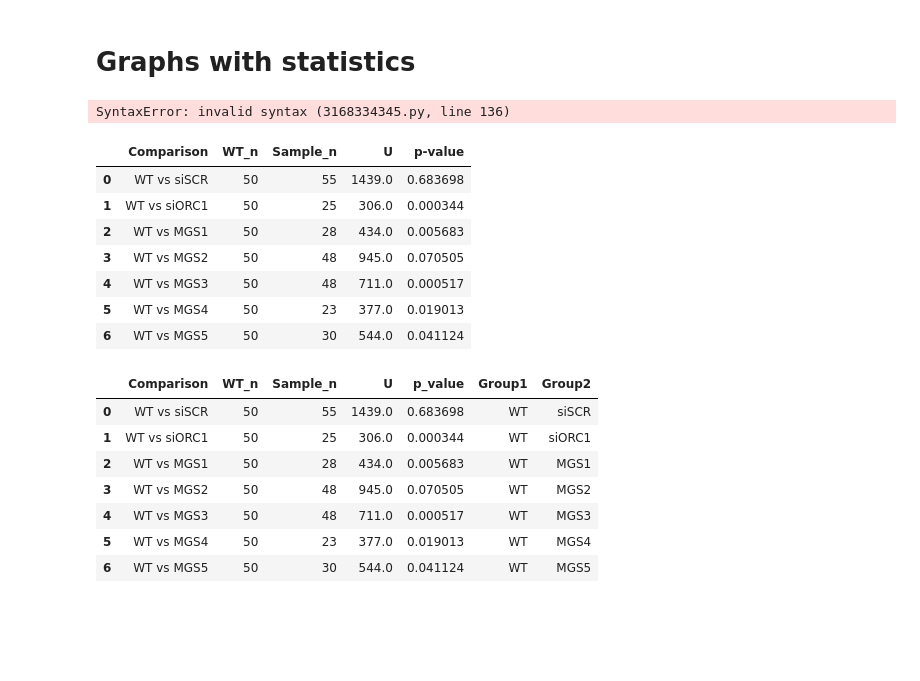
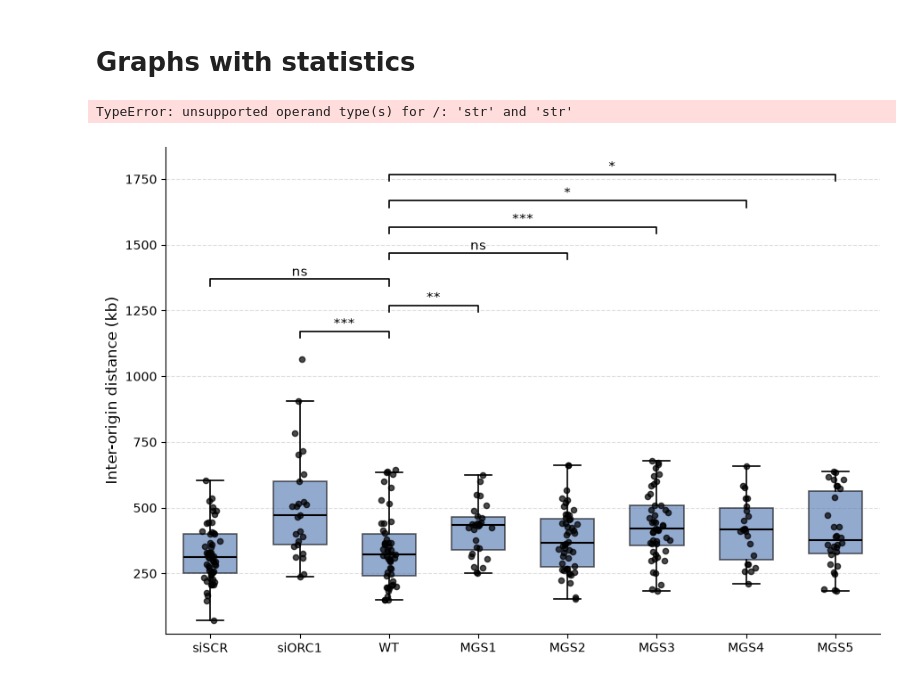
Before and after one commit to Lopatushka/DNA_fibers, a Jupyter notebook: data_agg.ipynb, the cells around one changed output. Cells and saved outputs as stored; diff of their text form; code cells hidden in the pictures; blank space fills up the shorter version.

Commit message:
make plot beutiful

```diff
--- a/data_agg.ipynb
+++ b/data_agg.ipynb
@@ -780,45 +780,58 @@ for _, row in stats_plot.iterrows():
     group1 = row["Group1"]
     group2 = row["Group2"]
     p_value = row["p_value"]
 
     x1 = sample_positions[group1]
     x2 = sample_positions[group2]
 
     add_bracket(
         ax=ax,
         x1=x1,
         x2=x2,
         y=current_y,
         height=bracket_height,
         text=p_to_stars(p_value),
     )
 
     current_y += bracket_step
 
 # -------------------------------------------------------
 # Format axes
 # -------------------------------------------------------
 ax.set_ylabel("Inter-origin distance (kb)", fontsize=12)
 ax.set_xlabel("")
 
-plt.xticks(range(1, len(labels) + 1), labels)
+ax.set_xticks(range(1, len(sample_order) + 1))
+ax.set_xticklabels(sample_order)
+
 plt.grid(axis="y", linestyle="--", alpha=0.4)
 
+ax.spines["top"].set_visible(False)
+ax.spines["right"].set_visible(False)
+
+bottom_limit = data_min - data_range * 0.05
+top_limit = current_y + bracket_step * 0.3
+ax.set_ylim(
+    bottom=bottom_limit,
+    top=top_limit,
+)
+
 plt.tight_layout()
-plt.savefig(f"{OUTPUT_DIR}/iod_boxplot.png", dpi=600, bbox_inches="tight")
-print(f"Plot is saved in the directory: {OUTPUT_DIR}")
+
+# -------------------------------------------------------
+# Save figure
+# -------------------------------------------------------
+output_file = f"{OUTPUT_DIR}/iod_boxplot_with_statistics.png"
+
+fig.savefig(
+    output_file,
+    dpi=600,
+    bbox_inches="tight",
+)
+
+print(f"Plot saved to: {output_file}")
 
 plt.show()
 # %% [output]
-SyntaxError: invalid syntax (3168334345.py, line 136)
+TypeError: unsupported operand type(s) for /: 'str' and 'str'
+[figure, added]
-# %%
-stats_df
-# %% [output]
-|  | Comparison | WT_n | Sample_n | U | p-value |
-| 0 | WT vs siSCR | 50 | 55 | 1439.0 | 0.683698 |
-| 1 | WT vs siORC1 | 50 | 25 | 306.0 | 0.000344 |
-| 2 | WT vs MGS1 | 50 | 28 | 434.0 | 0.005683 |
-| 3 | WT vs MGS2 | 50 | 48 | 945.0 | 0.070505 |
-| 4 | WT vs MGS3 | 50 | 48 | 711.0 | 0.000517 |
-| 5 | WT vs MGS4 | 50 | 23 | 377.0 | 0.019013 |
-| 6 | WT vs MGS5 | 50 | 30 | 544.0 | 0.041124 |
@@ -846,11 +837,0 @@ stats_plot = stats_plot[
-# %%
-stats_plot
-# %% [output]
-|  | Comparison | WT_n | Sample_n | U | p_value | Group1 | Group2 |
-| 0 | WT vs siSCR | 50 | 55 | 1439.0 | 0.683698 | WT | siSCR |
-| 1 | WT vs siORC1 | 50 | 25 | 306.0 | 0.000344 | WT | siORC1 |
-| 2 | WT vs MGS1 | 50 | 28 | 434.0 | 0.005683 | WT | MGS1 |
-| 3 | WT vs MGS2 | 50 | 48 | 945.0 | 0.070505 | WT | MGS2 |
-| 4 | WT vs MGS3 | 50 | 48 | 711.0 | 0.000517 | WT | MGS3 |
-| 5 | WT vs MGS4 | 50 | 23 | 377.0 | 0.019013 | WT | MGS4 |
-| 6 | WT vs MGS5 | 50 | 30 | 544.0 | 0.041124 | WT | MGS5 |
```
Also changed, not shown: parts of 1 cell of this notebook.
